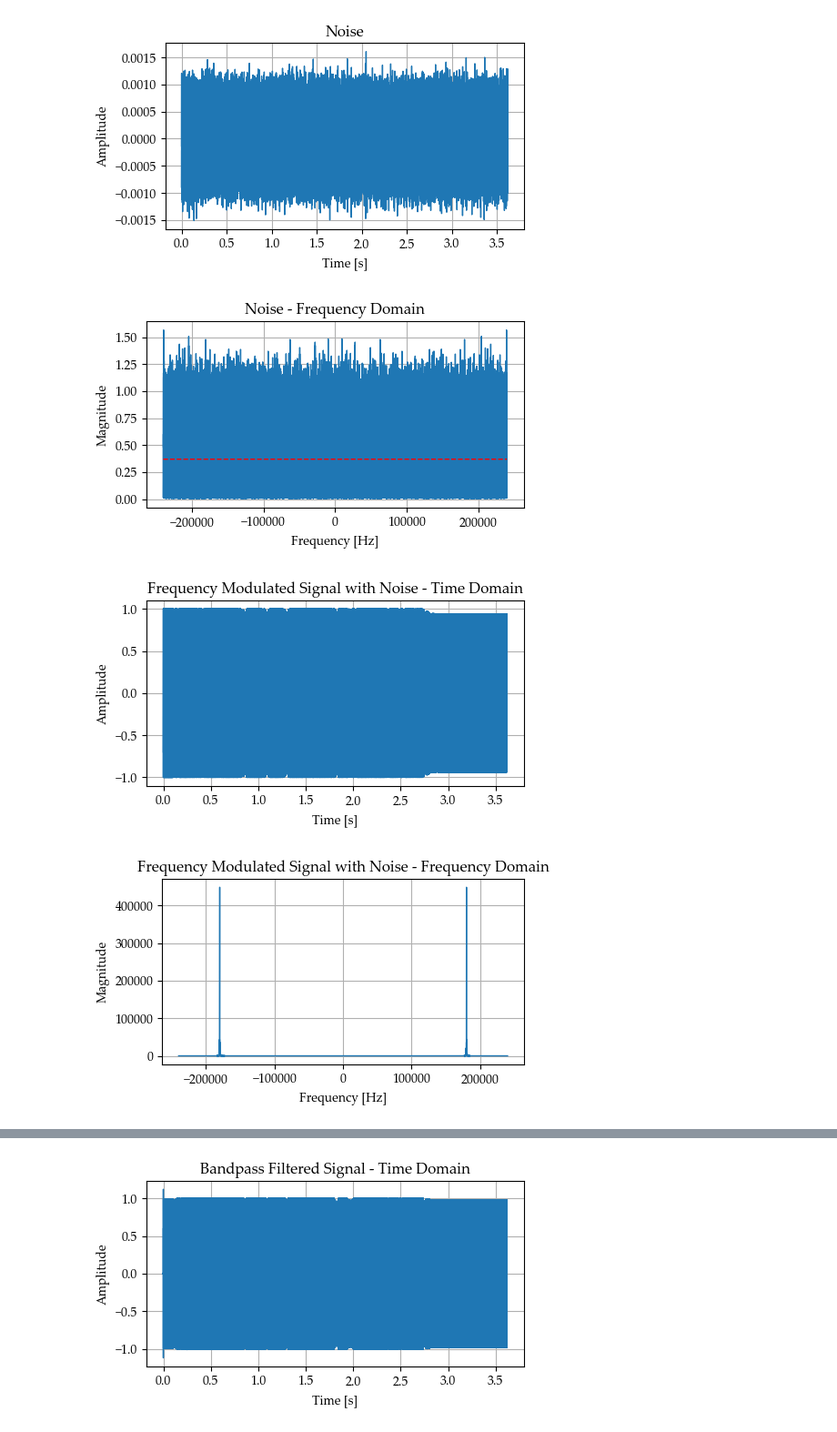
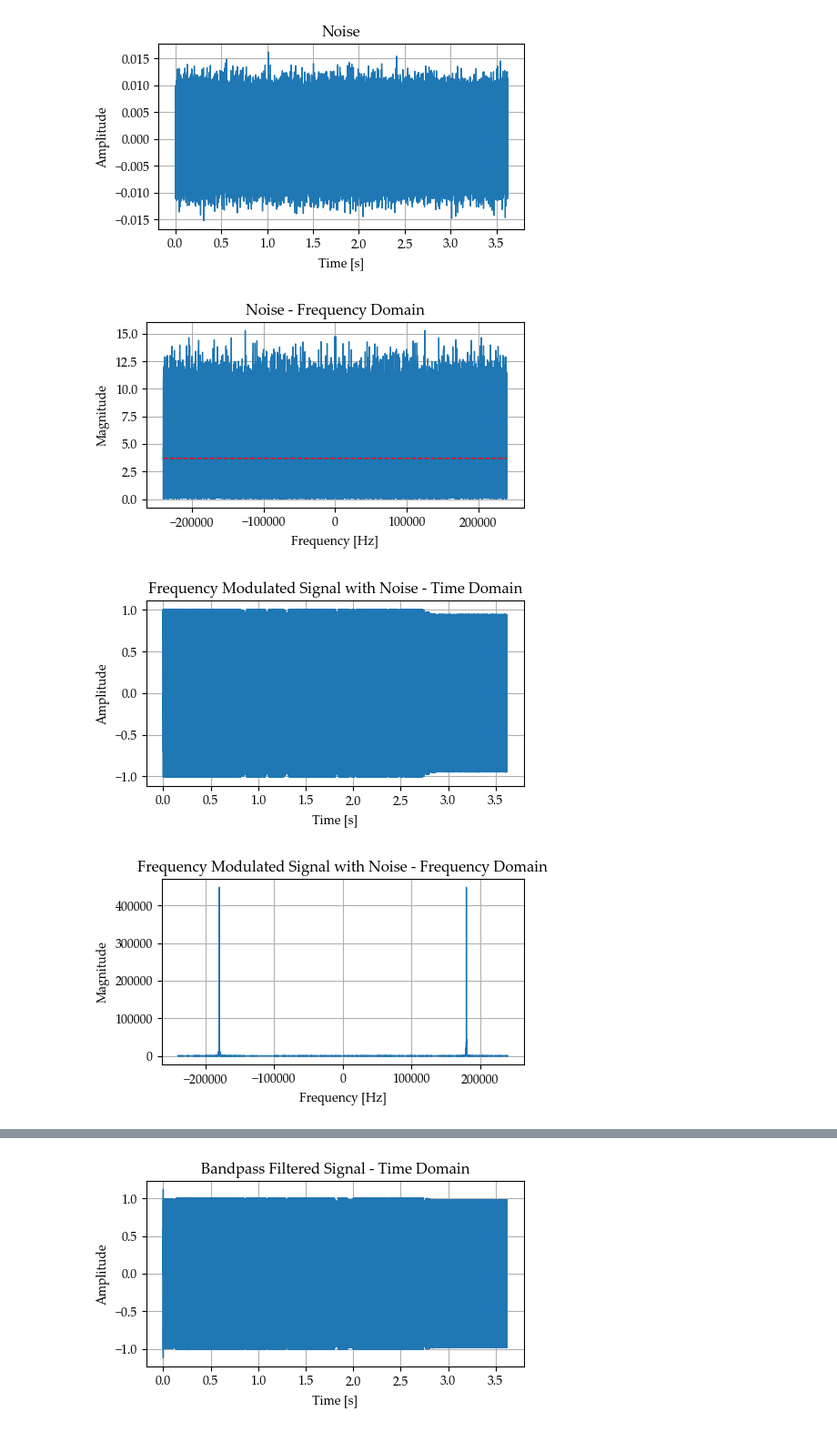
Before and after one commit to martinz2002/ece459-project-fa23-zjui, a Jupyter notebook: project_main/FM_SNR.ipynb, the cells around one changed output, grey strips where cells are left out. Shown: that part at 91% size. Saved outputs shown, nothing was run; the diff lists cells and outputs as text; code cells hidden in the pictures.

```diff
--- a/project_main/FM_SNR.ipynb
+++ b/project_main/FM_SNR.ipynb
@@ -184,6 +248,6 @@ plt.show()
 # %%
 # Add AWGN noise to the FM signal
-noise_variance = 0.0000001
+noise_variance = 1e-5
 noise = np.sqrt(noise_variance) * np.random.randn(len(t))
 noise_fft = fftshift(fft(noise))
 f = np.linspace(-Fs/2, Fs/2, len(noise))
@@ -216,34 +280,34 @@ plt.title('Frequency Modulated Signal with Noise - Time Domain')
 plt.xlabel('Time [s]')
 plt.ylabel('Amplitude')
 plt.tight_layout()
 plt.show()
 
 # Plot FM signal with noise in frequency domain
 plt.figure()
 plt.plot(f, np.abs(fm_signal_noisy_fft))
 plt.title('Frequency Modulated Signal with Noise - Frequency Domain')
 plt.xlabel('Frequency [Hz]')
 plt.ylabel('Magnitude')
 plt.tight_layout()
 plt.show()
 
 plt.figure()
 plt.plot(f, np.abs(fm_signal_noisy_fft))
 plt.title('Frequency Modulated Signal with Noise - Frequency Domain')
 plt.xlabel('Frequency [Hz]')
 plt.xlim([f_c-bt, f_c+bt])
 plt.ylabel('Magnitude')
 plt.tight_layout()
 plt.show()
 
 N0 = np.mean(np.abs(noise_fft)) * 4 / Fs
 
 print('Noise variance: {}'.format(np.var(noise)))
 print('Noise mean: {}'.format(np.mean(noise)))
 print('Noise average power density: {}'.format(np.mean(np.abs(noise_fft))))
 print('N0: {}'.format(N0))
 # %% [output]
-[figure, old version]
+[figure, new version]
-[figure, old version]
+[figure, new version]
 [figure]
-[figure, old version]
+[figure, new version]
```
Also changed, not shown: parts of 7 cells of this notebook, 33 other files.
